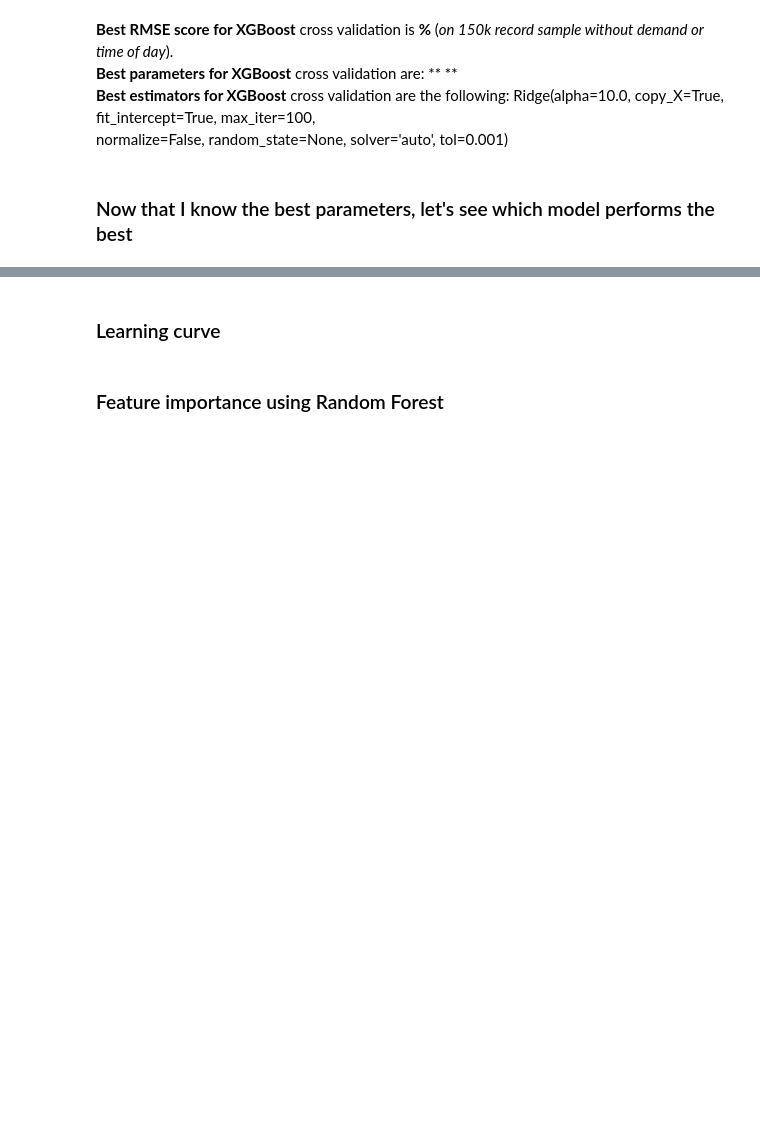
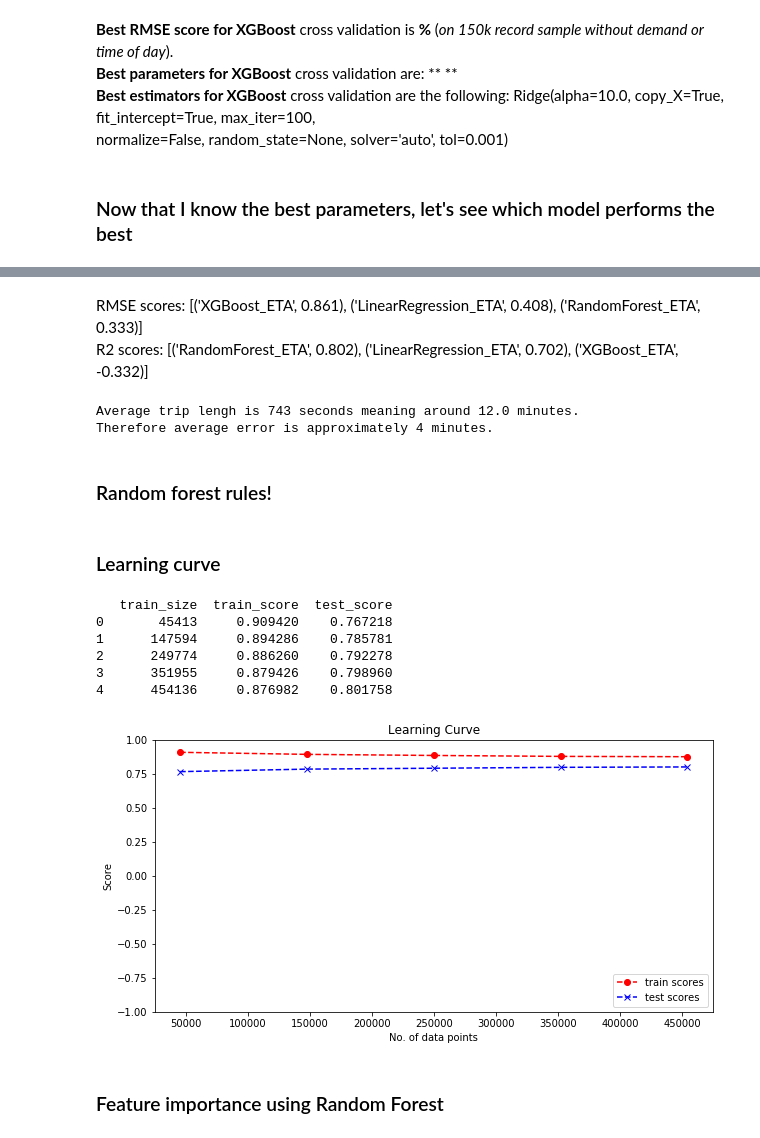
Before and after one commit to Auste1989/metis_projects, a Jupyter notebook: Passion_Project/Transit_Time_and_Rate_Final_Model.ipynb, the cells around one changed output, grey strips where cells are left out. Drawn from its saved outputs; the diff is of its cells as text; code cells hidden in the pictures; blank space fills up the shorter version.

```diff
--- a/Passion_Project/Transit_Time_and_Rate_Final_Model.ipynb
+++ b/Passion_Project/Transit_Time_and_Rate_Final_Model.ipynb
@@ -514,15 +511,15 @@ Best estimators for Lasso cross validation are the following:
 **Best estimators for Lasso** cross validation are the following: Lasso(alpha=1e-05, copy_X=True, fit_intercept=True, max_iter=100,
    normalize=False, positive=False, precompute=False, random_state=None, selection='cyclic', tol=0.0001, warm_start=False)
 # %%
-#RandomForest
-params_randomForest = dict(n_estimators=[150, 215, 225, 250],                               #[5, 10, 15, 20, 50, 100, 150],
-                        criterion=['mse'],
-                        max_depth=[20, 25, 30, 35],                                       #[3, 5, 10, 15, 35, 50, 75],
-                        min_samples_leaf=[3, 5, 10],                                 #[2, 5, 10, 50, 100, 500, 1000],
-                        random_state=[42])
+# #RandomForest
+# params_randomForest = dict(n_estimators=[150, 215, 225, 250],                               #[5, 10, 15, 20, 50, 100, 150],
+#                         criterion=['mse'],
+#                         max_depth=[20, 25, 30, 35],                                       #[3, 5, 10, 15, 35, 50, 75],
+#                         min_samples_leaf=[3, 5, 10],                                 #[2, 5, 10, 50, 100, 500, 1000],
+#                         random_state=[42])
 
-grid_RandomForest_ETA = GridSearchCV(RandomForestRegressor(), param_grid=params_randomForest, scoring='r2')
-grid_RandomForest_ETA.fit(scaled_feature_space, target_duration_log);
+# grid_RandomForest_ETA = GridSearchCV(RandomForestRegressor(), param_grid=params_randomForest, scoring='r2')
+# grid_RandomForest_ETA.fit(scaled_feature_space, target_duration_log);
 # %% [output]
 KeyboardInterrupt:
 # %%
@@ -599,27 +600,51 @@ print('Best estimators for XGBoost validation are the following:\n\t', colored(s
+# %% [markdown]
+RMSE scores: [('XGBoost_ETA', 0.861), ('LinearRegression_ETA', 0.408), ('RandomForest_ETA', 0.333)]
+R2 scores: [('RandomForest_ETA', 0.802), ('LinearRegression_ETA', 0.702), ('XGBoost_ETA', -0.332)]
+# %%
+#To understand the results need to understand the mean of target variable
+print('Average trip lengh is', str(int(round(train_set_jan['trip_seconds'].mean(), 0))), 'seconds meaning around',
+      str(round(train_set_jan['trip_seconds'].mean() / 60, 0)), 'minutes.')
+print('Therefore average error is approximately',
+      str(int(round(train_set_jan['trip_seconds'].mean() / 60 * 0.333, 0))), 'minutes.')
+# %% [output]
+Average trip lengh is 743 seconds meaning around 12.0 minutes.
+Therefore average error is approximately 4 minutes.
+# %% [markdown]
+### Random forest rules!
+# %%
+RandomForest_ETA = RandomForestRegressor(n_estimators=250, max_depth=20, min_samples_leaf=3, random_state=42)
 # %% [markdown]
 ### Learning curve
 # %%
-# plt.figure(figsize=(10, 5))
+plt.figure(figsize=(10, 5))
 
-# # mse_scores = cross_val_score(MY_MODEL, features, target_duration_log, cv=5, scoring='neg_mean_squared_error')
-# # rmse_scores = [np.sqrt(abs(mse for mse in mse_scores))]
-# # mean_rmse_score = np.mean(rmse_scores)
+# mse_scores = cross_val_score(MY_MODEL, features, target_duration_log, cv=5, scoring='neg_mean_squared_error')
+# rmse_scores = [np.sqrt(abs(mse for mse in mse_scores))]
+# mean_rmse_score = np.mean(rmse_scores)
 
-# train_sizes, train_scores, test_scores = learning_curve(MY_MODEL, features, target_duration_log, cv=5)
-# avg_train_scores = train_scores.mean(axis=1)
-# avg_test_scores = test_scores.mean(axis=1)
+train_sizes, train_scores, test_scores = learning_curve(RandomForest_ETA, scaled_feature_space, target_duration_log, cv=5)
+avg_train_scores = train_scores.mean(axis=1)
+avg_test_scores = test_scores.mean(axis=1)
 
-# learn_df = pd.DataFrame({
-#     'train_size': train_sizes,
-#     'train_score': avg_train_scores,
-#     'test_score': avg_test_scores
-# })
-# print(learn_df, '\n')
+learn_df = pd.DataFrame({
+    'train_size': train_sizes,
+    'train_score': avg_train_scores,
+    'test_score': avg_test_scores
+})
+print(learn_df, '\n')
 
-# plt.plot(learn_df['train_size'], learn_df['train_score'], 'r--o', label='train scores')
-# plt.plot(learn_df['train_size'], learn_df['test_score'], 'b--x', label='test scores')
-# plt.title('Learning Curve')
-# plt.xlabel('No. of data points')
-# plt.ylabel('Score')
-# plt.legend(loc='lower right')
-# plt.ylim(-1,1);
+plt.plot(learn_df['train_size'], learn_df['train_score'], 'r--o', label='train scores')
+plt.plot(learn_df['train_size'], learn_df['test_score'], 'b--x', label='test scores')
+plt.title('Learning Curve')
+plt.xlabel('No. of data points')
+plt.ylabel('Score')
+plt.legend(loc='lower right')
+plt.ylim(-1,1);
+# %% [output]
+   train_size  train_score  test_score
+0       45413     0.909420    0.767218
+1      147594     0.894286    0.785781
+2      249774     0.886260    0.792278
+3      351955     0.879426    0.798960
+4      454136     0.876982    0.801758
+[figure, added]
```
Also changed, not shown: parts of 59 cells of this notebook, 7 other files.
